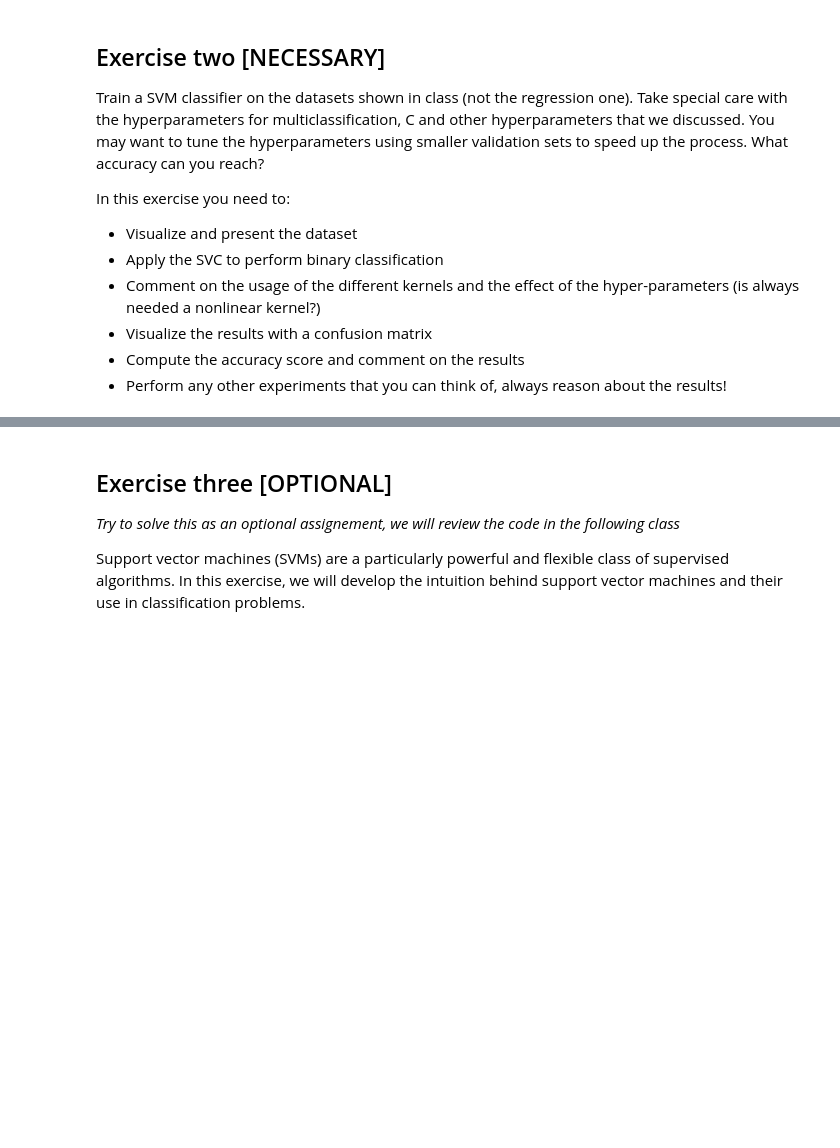
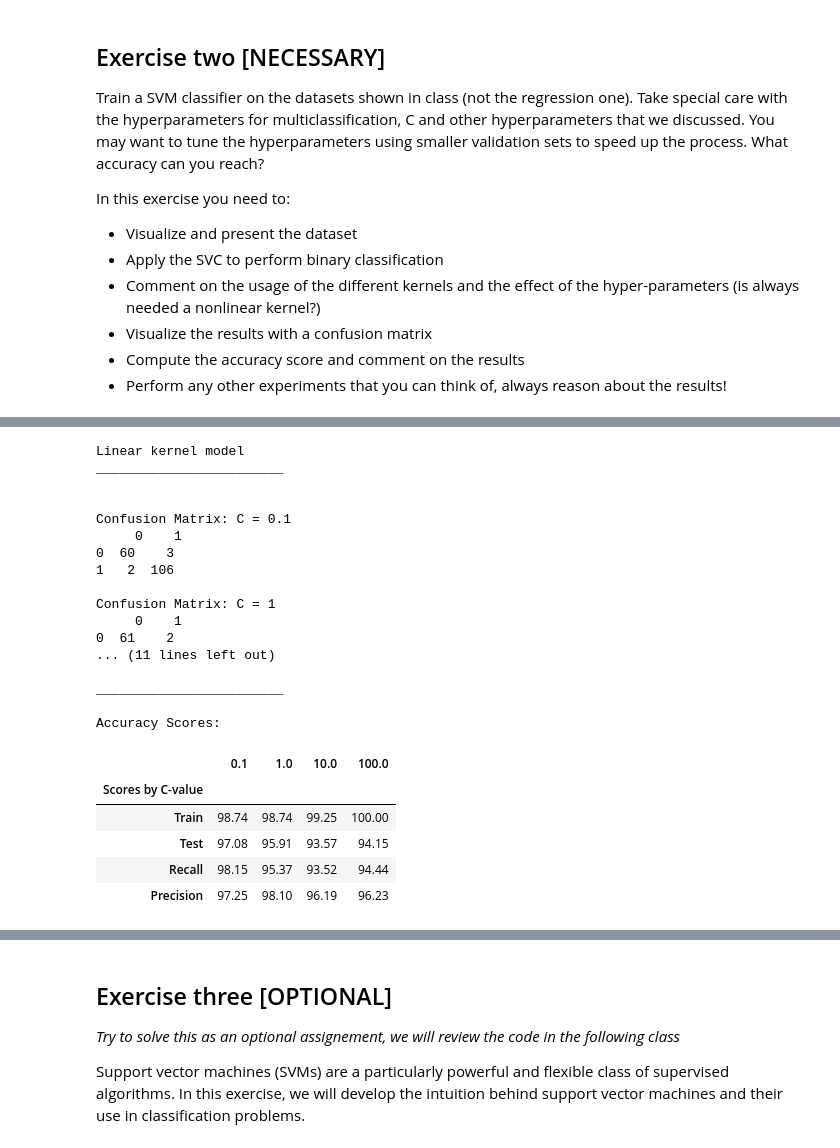
Before and after one commit to philipharman/bts-cda-2020, a Jupyter notebook: Session_5/Session_5_Classical_Data_Analysis_SVM_EXERCISES.ipynb, the cells around one changed output, grey strips where cells are left out. Drawn from its saved outputs; the diff is of its cells as text; code cells hidden in the pictures; blank space fills up the shorter version.

```diff
--- a/Session_5/Session_5_Classical_Data_Analysis_SVM_EXERCISES.ipynb
+++ b/Session_5/Session_5_Classical_Data_Analysis_SVM_EXERCISES.ipynb
@@ -32,0 +73,51 @@ In this exercise you need to:
+# %%
+# Model setup (kernel, hyper-parameters)
+def model_setup(kernel, C = 1.0, degree = 3):
+    model = SVC(kernel=kernel, C = C, degree = degree)
+    model.fit(Xtrain, Ytrain)
+    conf_matrix = pd.DataFrame(confusion_matrix(Ytest, model.predict(Xtest)))
+    train_score = round(100*model.score(Xtrain, Ytrain),2)
+    test_score = round(100*model.score(Xtest, Ytest),2)
+    recall = round(100*recall_score(Ytest, model.predict(Xtest)),2)
+    precision = round(100*precision_score(Ytest, model.predict(Xtest)),2)
+    return conf_matrix, train_score, test_score, recall, precision
+
+def result_printout(kernel, C_vals, degree = 3):
+    print(kernel.title(), 'kernel model\n________________________\n')
+    scores = pd.DataFrame({'Scores by C-value' : ['Train','Test'] }).set_index('Scores by C-value')
+    full_conf_mat = pd.DataFrame()
+    for C in C_vals:
+        conf_matrix, train_score, test_score, recall, precision = model_setup(kernel, C, degree)
+        score = pd.DataFrame({C : [train_score, test_score, recall, precision] , 'Scores by C-value' : ['Train','Test','Recall','Precision']}).set_index('Scores by C-value')
+        scores = pd.concat([scores,score], axis = 1)
+        print('\nConfusion Matrix: C =',C,'\n',conf_matrix)
+    print('\n________________________\n\nAccuracy Scores:')
+    return scores
+# %%
+# kernels = ['linear','rbf','poly','sigmoid']
+C_vals = [0.10, 1, 10, 100]
+result_printout('linear', C_vals)
+# %% [output]
+Linear kernel model
+________________________
+
+
+Confusion Matrix: C = 0.1
+     0    1
+0  60    3
+1   2  106
+
+Confusion Matrix: C = 1
+     0    1
+0  61    2
+... (11 lines left out)
+
+________________________
+
+Accuracy Scores:
+|  | 0.1 | 1.0 | 10.0 | 100.0 |
+| Scores by C-value |  |  |  |  |
+| Train | 98.74 | 98.74 | 99.25 | 100.00 |
+| Test | 97.08 | 95.91 | 93.57 | 94.15 |
+| Recall | 98.15 | 95.37 | 93.52 | 94.44 |
+| Precision | 97.25 | 98.10 | 96.19 | 96.23 |
```
Also changed, not shown: parts of 13 cells of this notebook.
